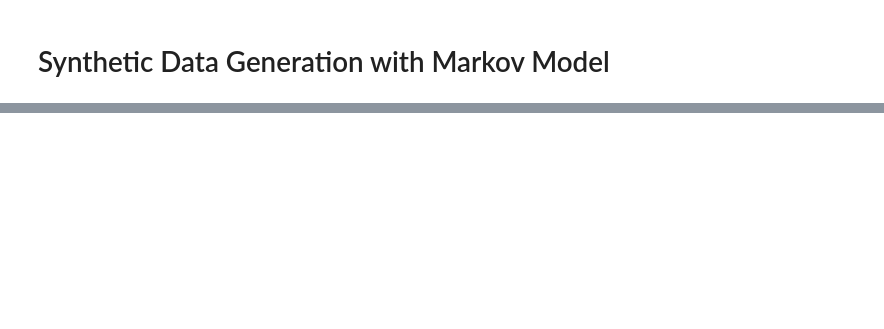
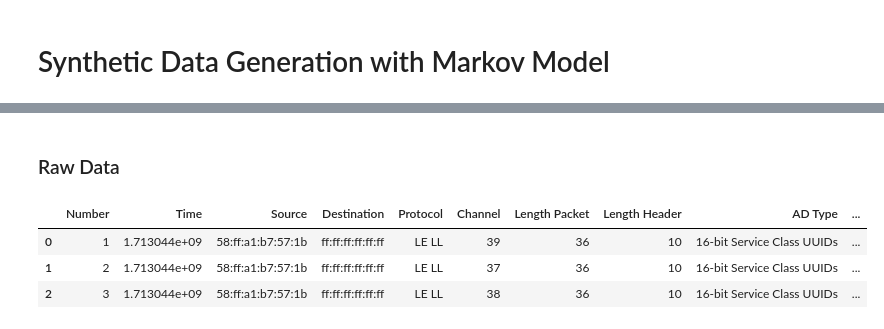
Before and after one commit to keyyke/master_thesis, a Jupyter notebook: markov_model/synhtetic_data_generation_markov.ipynb, the cells around one changed output, grey strips where cells are left out. Cells and saved outputs as stored; diff of their text form; code cells hidden in the pictures; blank space fills up the shorter version.

```diff
--- a/markov_model/synhtetic_data_generation_markov.ipynb
+++ b/markov_model/synhtetic_data_generation_markov.ipynb
@@ -28,0 +159,10 @@ data
+# %% [markdown]
+### Raw Data
+# %%
+raw_data = pd.read_csv('../data_for_markov_model/rawData_SmartTag_(nearby).csv')
+raw_data.head(3)
+# %% [output]
+|  | Number | Time | Source | Destination | Protocol | Channel | Length Packet | Length Header | AD Type | ... |
+| 0 | 1 | 1.713044e+09 | 58:ff:a1:b7:57:1b | ff:ff:ff:ff:ff:ff | LE LL | 39 | 36 | 10 | 16-bit Service Class UUIDs | ... |
+| 1 | 2 | 1.713044e+09 | 58:ff:a1:b7:57:1b | ff:ff:ff:ff:ff:ff | LE LL | 37 | 36 | 10 | 16-bit Service Class UUIDs | ... |
+| 2 | 3 | 1.713044e+09 | 58:ff:a1:b7:57:1b | ff:ff:ff:ff:ff:ff | LE LL | 38 | 36 | 10 | 16-bit Service Class UUIDs | ... |
```
Also changed, not shown: parts of 24 cells of this notebook.
